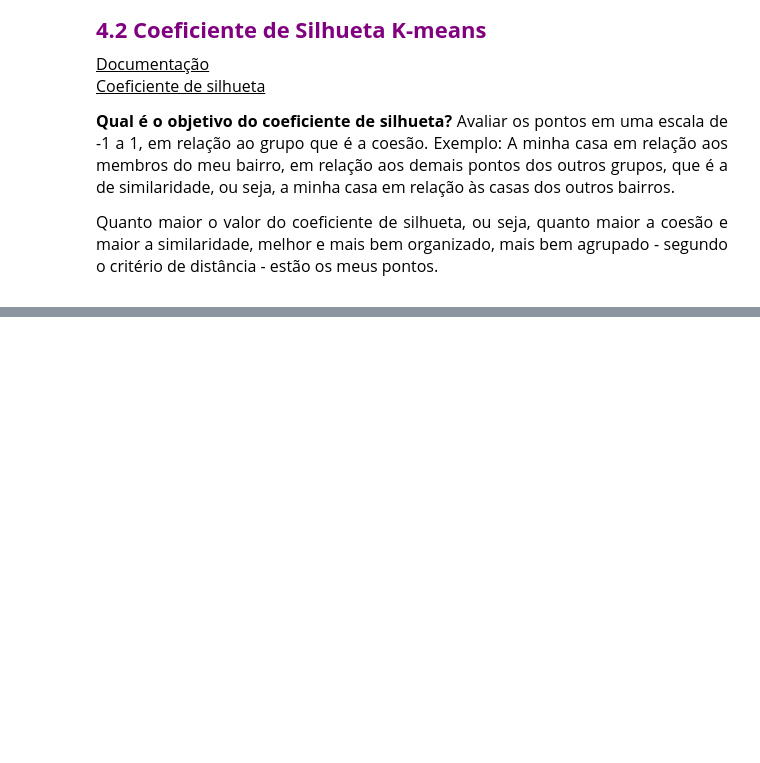
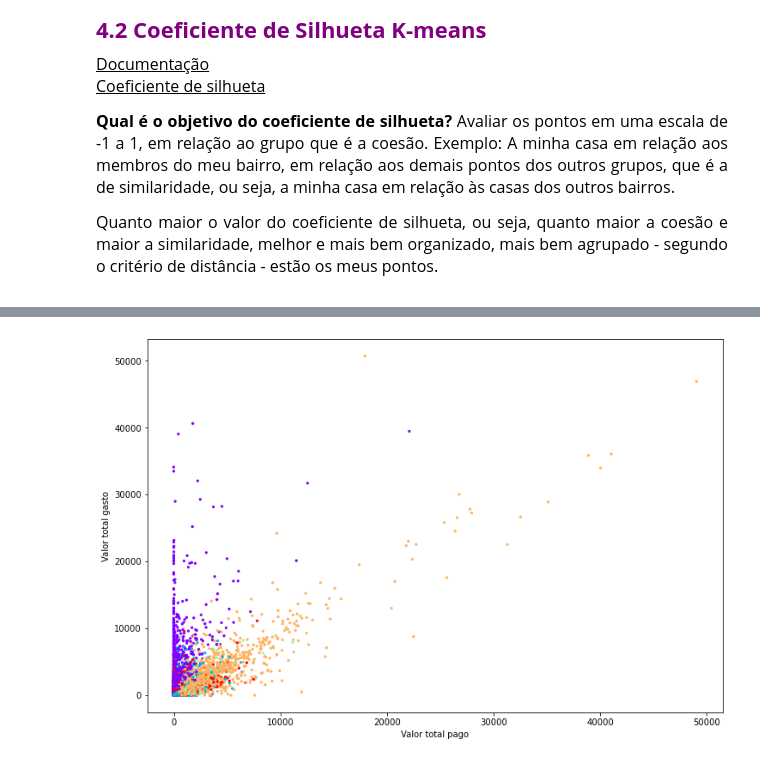
Before and after one commit to gabrielavillagran/Desenvolve, a Jupyter notebook: Clustering extraindo padrões de dados/Clustering extraindo padrões de dados.ipynb, the cells around one changed output, grey strips where cells are left out. Cells and saved outputs as stored; diff of their text form; code cells hidden in the pictures; blank space fills up the shorter version.

```diff
--- a/Clustering extraindo padrões de dados/Clustering extraindo padrões de dados.ipynb
+++ b/Clustering extraindo padrões de dados/Clustering extraindo padrões de dados.ipynb
@@ -249,0 +562,18 @@ silhoette
+# %%
+import matplotlib.pyplot as plt
+
+# Tamanho da janela
+plt.figure(figsize=(12, 8))
+
+# c=labels atribiu o cluster para cada elemento, s = tamanho dos pontos
+plt.scatter(dados['PURCHASES'], dados['PAYMENTS'], c= labels, s = 5, cmap='rainbow')
+
+# Etiquetas
+plt.xlabel('Valor total pago')
+plt.ylabel('Valor total gasto')
+
+
+# Mostrando
+plt.show()
+# %% [output]
+[figure, added]
```
Also changed, not shown: parts of 56 cells of this notebook, 25 other files.
